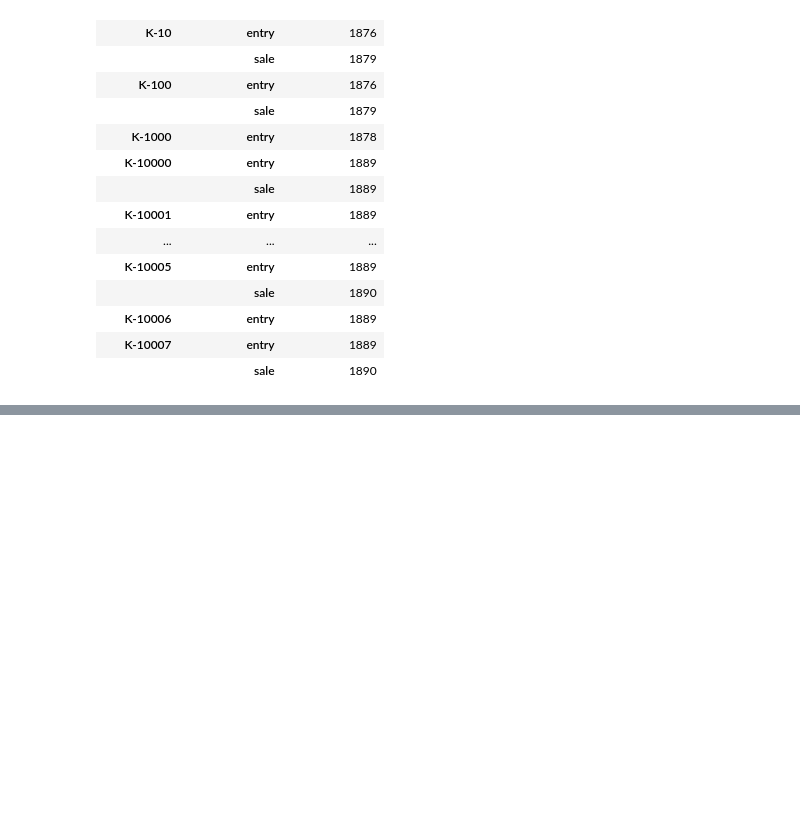
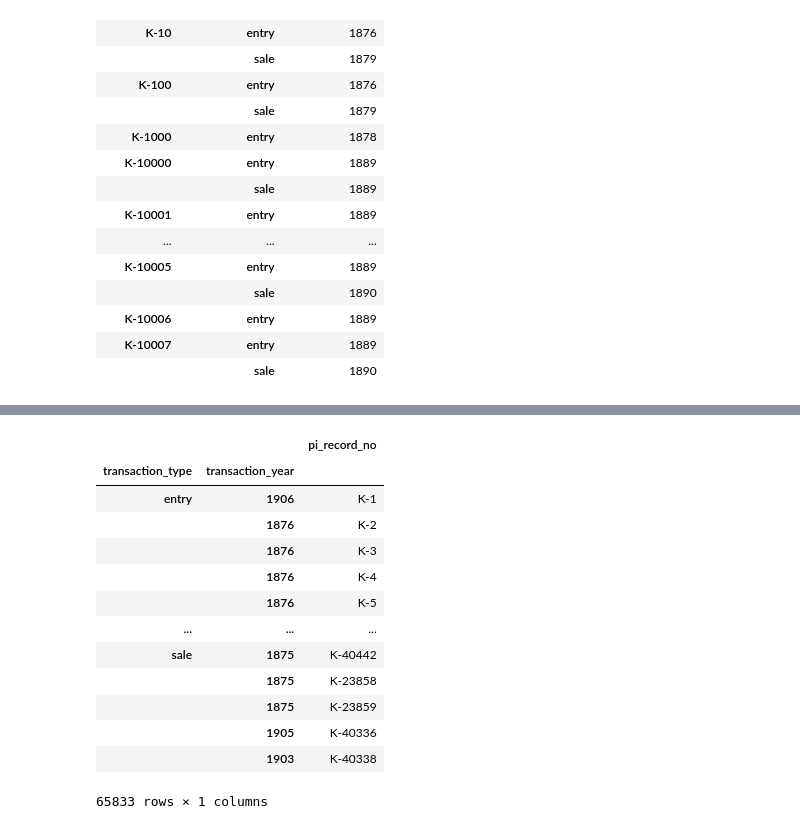
Before and after one commit to zrottman/data-exploration, a Jupyter notebook: knoedler/knoedler_01_active-years.ipynb, the cells around one changed output, grey strips where cells are left out. Drawn from its saved outputs; the diff is of its cells as text; code cells hidden in the pictures; blank space fills up the shorter version.

```diff
--- a/knoedler/knoedler_01_active-years.ipynb
+++ b/knoedler/knoedler_01_active-years.ipynb
@@ -222,0 +224,17 @@ There we have it! In this stacked histogram, we can clearly see Knoedler's total
+# %%
+activity.set_index(['transaction_type', 'transaction_year'])
+# %% [output]
+|  |  | pi_record_no |
+| transaction_type | transaction_year |  |
+| entry | 1906 | K-1 |
+|  | 1876 | K-2 |
+|  | 1876 | K-3 |
+|  | 1876 | K-4 |
+|  | 1876 | K-5 |
+| ... | ... | ... |
+| sale | 1875 | K-40442 |
+|  | 1875 | K-23858 |
+|  | 1875 | K-23859 |
+|  | 1905 | K-40336 |
+|  | 1903 | K-40338 |
+65833 rows × 1 columns
```
Also changed, not shown: parts of 15 cells of this notebook.
